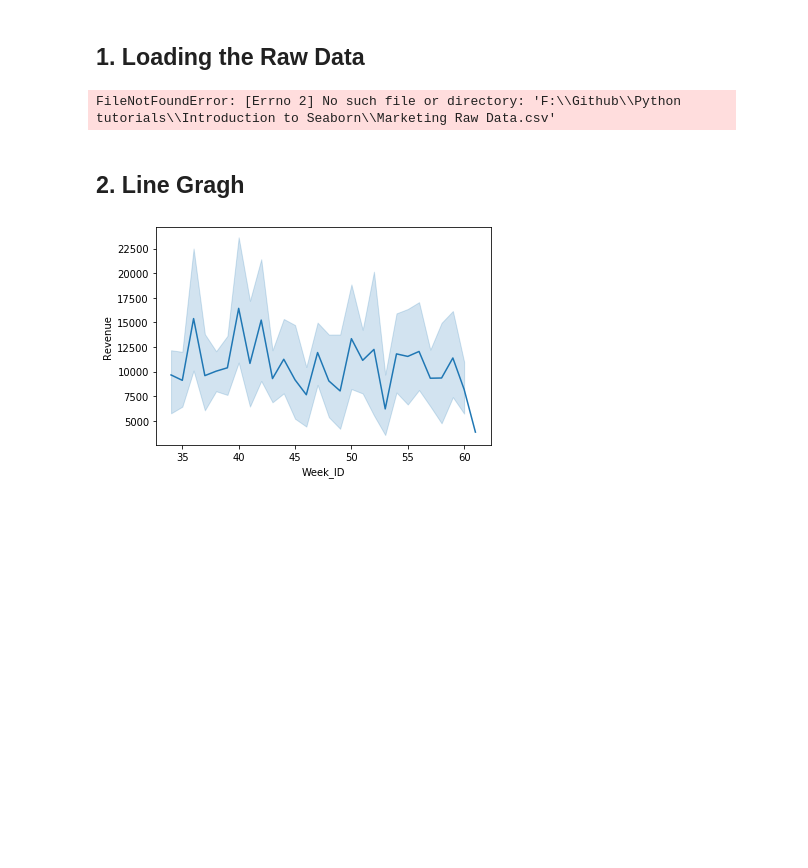
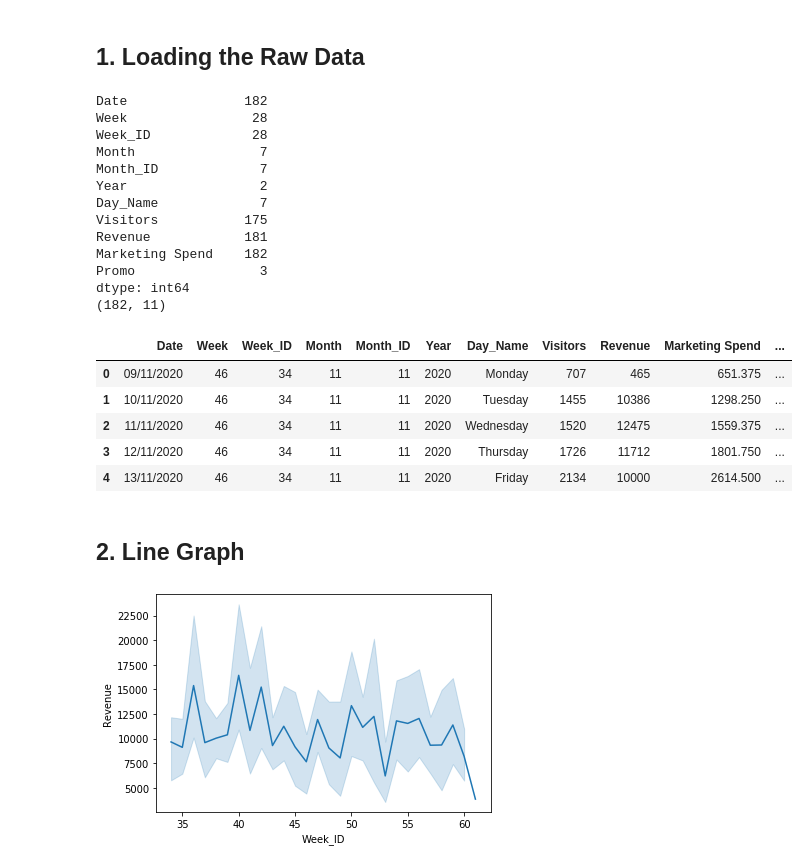
Before and after one commit to saipraveen-a/Machine-Learning, a Jupyter notebook: seaborn/seaborn-tutorial.ipynb, the cells around one changed output. Saved outputs shown, nothing was run; the diff lists cells and outputs as text; code cells hidden in the pictures; blank space fills up the shorter version.

```diff
--- a/seaborn/seaborn-tutorial.ipynb
+++ b/seaborn/seaborn-tutorial.ipynb
@@ -87,20 +87,38 @@ import seaborn as sns
 # %%
 # Loading the data
 
 raw_data = pd.read_csv("./Marketing Raw Data.csv")
 # runs all the data
 raw_data
 
-raw_data.nunique()
+print(raw_data.nunique())
 
 print(raw_data.shape)
 
 #runs the first 5 rows
 raw_data.head()
 # %% [output]
-FileNotFoundError: [Errno 2] No such file or directory: 'F:\\Github\\Python tutorials\\Introduction to Seaborn\\Marketing Raw Data.csv'
+Date               182
+Week                28
+Week_ID             28
+Month                7
+Month_ID             7
+Year                 2
+Day_Name             7
+Visitors           175
+Revenue            181
+Marketing Spend    182
+Promo                3
+dtype: int64
+(182, 11)
+|  | Date | Week | Week_ID | Month | Month_ID | Year | Day_Name | Visitors | Revenue | Marketing Spend | ... |
+| 0 | 09/11/2020 | 46 | 34 | 11 | 11 | 2020 | Monday | 707 | 465 | 651.375 | ... |
+| 1 | 10/11/2020 | 46 | 34 | 11 | 11 | 2020 | Tuesday | 1455 | 10386 | 1298.250 | ... |
+| 2 | 11/11/2020 | 46 | 34 | 11 | 11 | 2020 | Wednesday | 1520 | 12475 | 1559.375 | ... |
+| 3 | 12/11/2020 | 46 | 34 | 11 | 11 | 2020 | Thursday | 1726 | 11712 | 1801.750 | ... |
+| 4 | 13/11/2020 | 46 | 34 | 11 | 11 | 2020 | Friday | 2134 | 10000 | 2614.500 | ... |
 # %% [markdown]
-## 2. Line Gragh
+## 2. Line Graph
 # %%
 # Example 1 - Simple 1 line graph
 # Assuming we want to investigate the Revenue by Date
```
Also changed, not shown: parts of 6 cells of this notebook.
